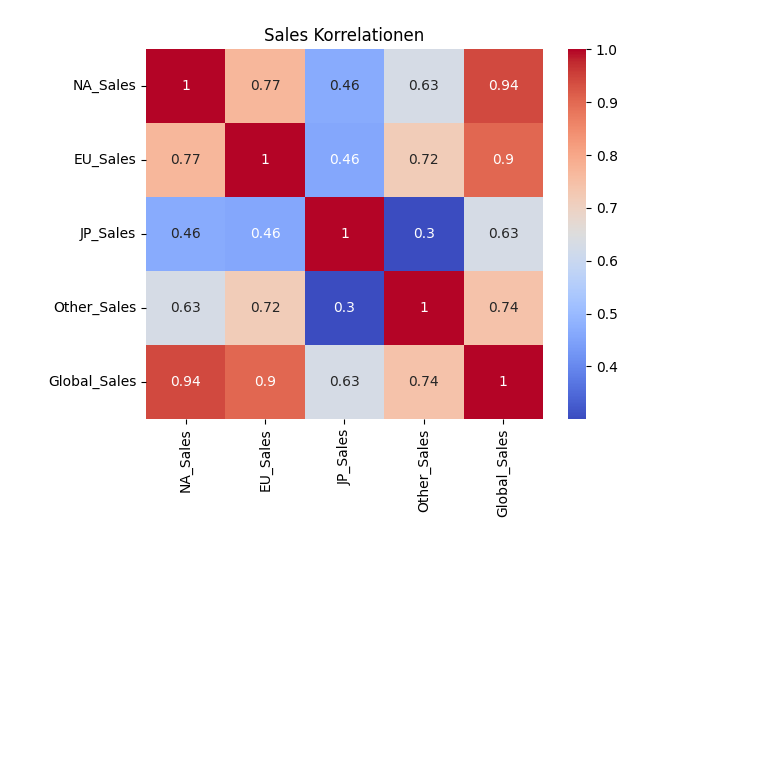
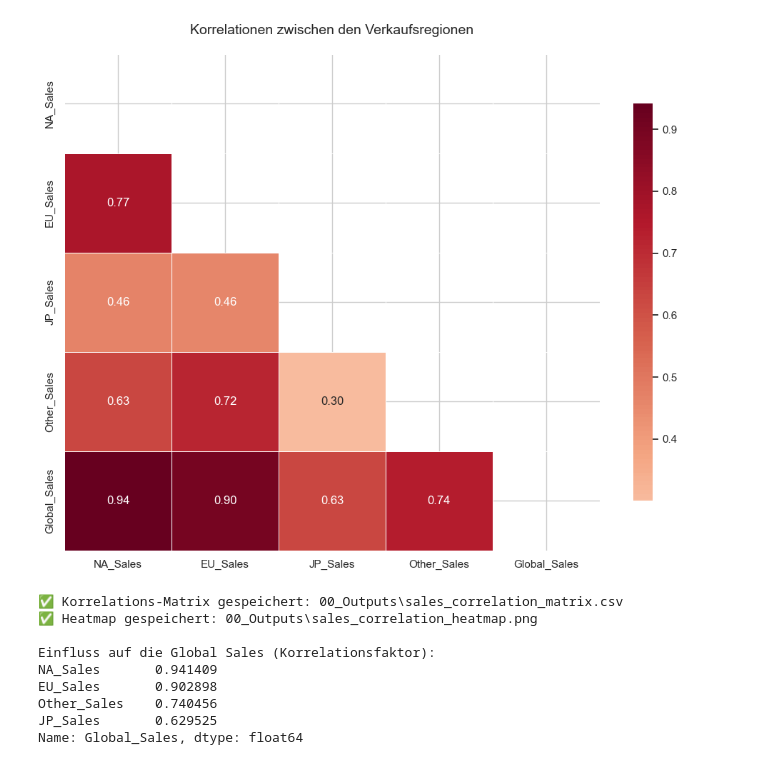
Before and after one commit to CypherTyphoon/Portfolio_Insights, a Jupyter notebook: 00_cleaned_globale_sales.ipynb, the cells around one changed output. Drawn from its saved outputs; the diff is of its cells as text; code cells hidden in the pictures; blank space fills up the shorter version.

```diff
--- a/00_cleaned_globale_sales.ipynb
+++ b/00_cleaned_globale_sales.ipynb
@@ -286,12 +634,58 @@ plt.show()
 # %%
-#Correlationsanalysis
-import seaborn as sns
+# Pfade für die Korrelations-Analyse
+CORR_PLOT_PATH = os.path.join("00_Outputs", "sales_correlation_heatmap.png")
+CORR_MATRIX_PATH = os.path.join("00_Outputs", "sales_correlation_matrix.csv")
 
-corr = data[["NA_Sales","EU_Sales","JP_Sales","Other_Sales","Global_Sales"]].corr()
+# 1. Korrelation berechnen
+sales_cols = ["NA_Sales", "EU_Sales", "JP_Sales", "Other_Sales", "Global_Sales"]
+if all(col in df.columns for col in sales_cols):
+    corr = df[sales_cols].corr()
 
-sns.heatmap(corr, annot=True, cmap="coolwarm")
-plt.title("Sales Korrelationen")
-plt.show()
+    # Export der Matrix als CSV
+    corr.to_csv(CORR_MATRIX_PATH)
+
+    # 2. Maske für die obere Hälfte erstellen (optional, aber Profi-Look)
+    mask = np.triu(np.ones_like(corr, dtype=bool))
+
+    # 3. Visualisierung
+    plt.figure(figsize=(10, 8))
+
+    # Heatmap mit Maske und schöner Formatierung
+    sns.heatmap(corr,
+                mask=mask,
+                annot=True,
+                fmt=".2f", # Zwei Nachkommastellen
+                cmap="RdBu_r", # Rot-Blau (Rot = Positiv, Blau = Negativ)
+                center=0,
+                linewidths=.5,
+                cbar_kws={"shrink": .8})
+
+    plt.title("Korrelationen zwischen den Verkaufsregionen", fontsize=14, pad=20)
+
+    # Speichern
+    plt.tight_layout()
+    plt.savefig(CORR_PLOT_PATH, dpi=300)
+    plt.show()
+
+    print(f"✅ Korrelations-Matrix gespeichert: {CORR_MATRIX_PATH}")
+    print(f"✅ Heatmap gespeichert: {CORR_PLOT_PATH}")
+
+    # Ein kleiner Bonus-Check: Welche Region korreliert am stärksten mit Global_Sales?
+    top_corr = corr['Global_Sales'].sort_values(ascending=False)
+    print("\nEinfluss auf die Global Sales (Korrelationsfaktor):")
+    print(top_corr[1:]) # Wir lassen Global_Sales vs Global_Sales (1.0) weg
+
+else:
+    print("⚠️ Sales-Spalten für Korrelationsanalyse fehlen.")
 # %% [output]
-[figure, old version]
+[figure, new version]
+✅ Korrelations-Matrix gespeichert: 00_Outputs\sales_correlation_matrix.csv
+✅ Heatmap gespeichert: 00_Outputs\sales_correlation_heatmap.png
+
+Einfluss auf die Global Sales (Korrelationsfaktor):
+NA_Sales       0.941409
+EU_Sales       0.902898
+Other_Sales    0.740456
+JP_Sales       0.629525
+Name: Global_Sales, dtype: float64
 # %%
```
Also changed, not shown: parts of 29 cells of this notebook, 29 other files.
